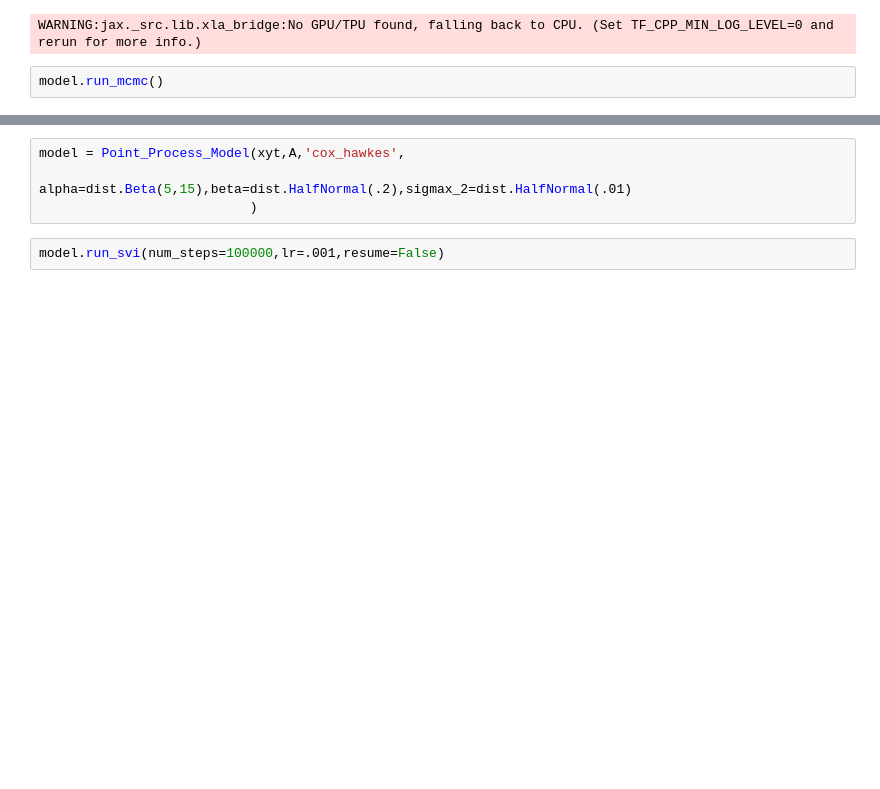
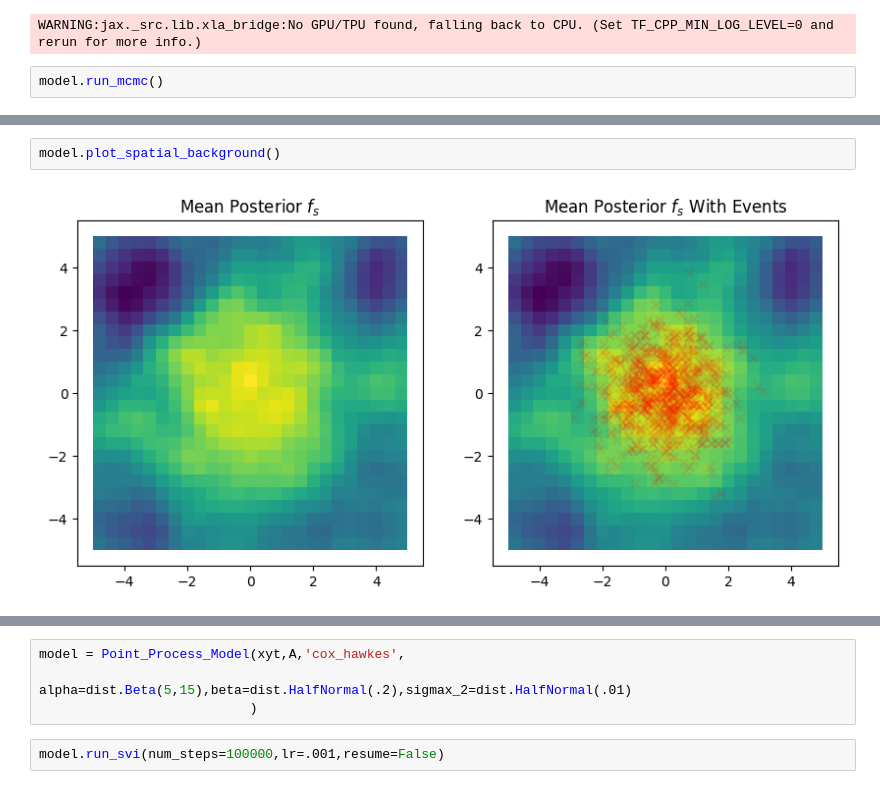
Before and after one commit to imanring/BSTPP, a Jupyter notebook: SVI_Inference.ipynb, the cells around one changed output, grey strips where cells are left out. Drawn from its saved outputs; the diff is of its cells as text; blank space fills up the shorter version.

```diff
--- a/SVI_Inference.ipynb
+++ b/SVI_Inference.ipynb
@@ -408,0 +397,4 @@ model.plot_trigger_posterior()
+# %%
+model.plot_spatial_background()
+# %% [output]
+[figure, added]
```
Also changed, not shown: parts of 13 cells of this notebook, 3 other files.
